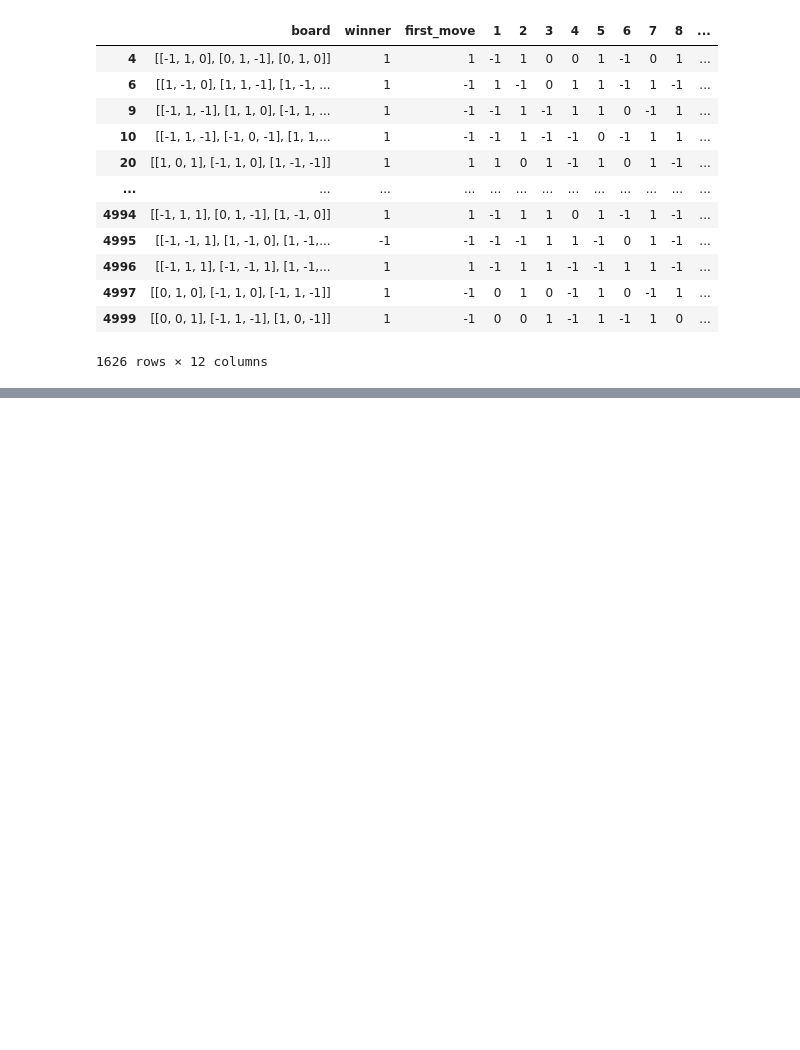
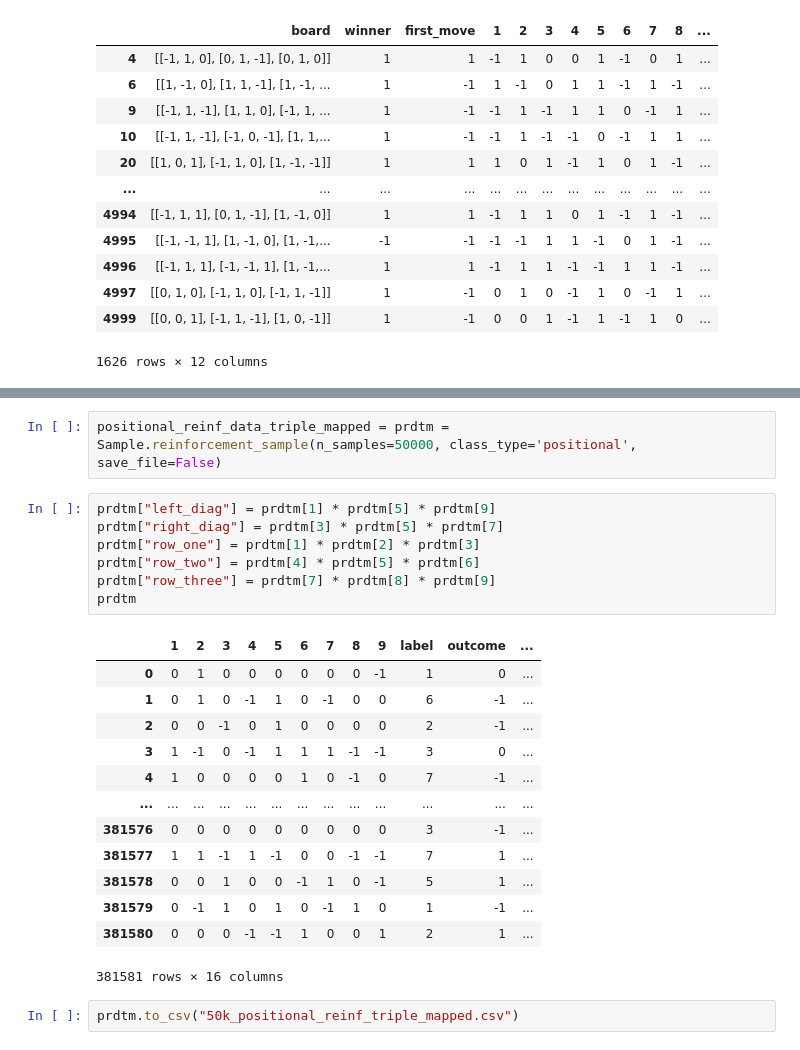
Before and after one commit to ScruffyTheMoose/TTT_ML, a Jupyter notebook: data/sample_generator.ipynb, the cells around one changed output, grey strips where cells are left out. Cells and saved outputs as stored; diff of their text form; blank space fills up the shorter version.

Commit message:
update data gen and build new datasets

```diff
--- a/data/sample_generator.ipynb
+++ b/data/sample_generator.ipynb
@@ -40,0 +75,25 @@ full_mixed_dataset.loc[full_mixed_dataset["winner"] != 0]
+# %%
+positional_reinf_data_triple_mapped = prdtm = Sample.reinforcement_sample(n_samples=50000, class_type='positional', save_file=False)
+# %%
+prdtm["left_diag"] = prdtm[1] * prdtm[5] * prdtm[9]
+prdtm["right_diag"] = prdtm[3] * prdtm[5] * prdtm[7]
+prdtm["row_one"] = prdtm[1] * prdtm[2] * prdtm[3]
+prdtm["row_two"] = prdtm[4] * prdtm[5] * prdtm[6]
+prdtm["row_three"] = prdtm[7] * prdtm[8] * prdtm[9]
+prdtm
+# %% [output]
+|  | 1 | 2 | 3 | 4 | 5 | 6 | 7 | 8 | 9 | label | outcome | ... |
+| 0 | 0 | 1 | 0 | 0 | 0 | 0 | 0 | 0 | -1 | 1 | 0 | ... |
+| 1 | 0 | 1 | 0 | -1 | 1 | 0 | -1 | 0 | 0 | 6 | -1 | ... |
+| 2 | 0 | 0 | -1 | 0 | 1 | 0 | 0 | 0 | 0 | 2 | -1 | ... |
+| 3 | 1 | -1 | 0 | -1 | 1 | 1 | 1 | -1 | -1 | 3 | 0 | ... |
+| 4 | 1 | 0 | 0 | 0 | 0 | 1 | 0 | -1 | 0 | 7 | -1 | ... |
+| ... | ... | ... | ... | ... | ... | ... | ... | ... | ... | ... | ... | ... |
+| 381576 | 0 | 0 | 0 | 0 | 0 | 0 | 0 | 0 | 0 | 3 | -1 | ... |
+| 381577 | 1 | 1 | -1 | 1 | -1 | 0 | 0 | -1 | -1 | 7 | 1 | ... |
+| 381578 | 0 | 0 | 1 | 0 | 0 | -1 | 1 | 0 | -1 | 5 | 1 | ... |
+| 381579 | 0 | -1 | 1 | 0 | 1 | 0 | -1 | 1 | 0 | 1 | -1 | ... |
+| 381580 | 0 | 0 | 0 | -1 | -1 | 1 | 0 | 0 | 1 | 2 | 1 | ... |
+381581 rows × 16 columns
+# %%
+prdtm.to_csv("50k_positional_reinf_triple_mapped.csv")
```
Also changed, not shown: parts of 4 cells of this notebook, 7 other files.
